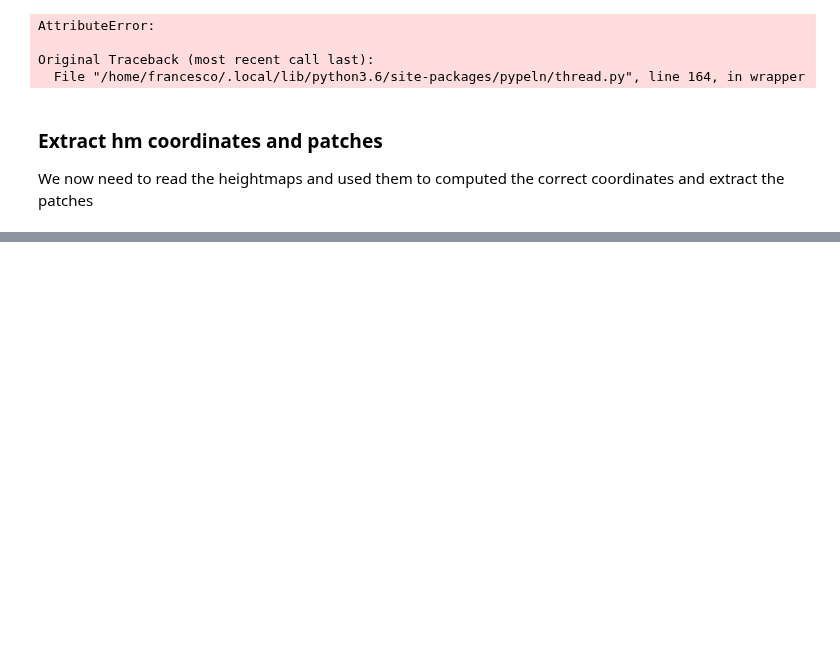
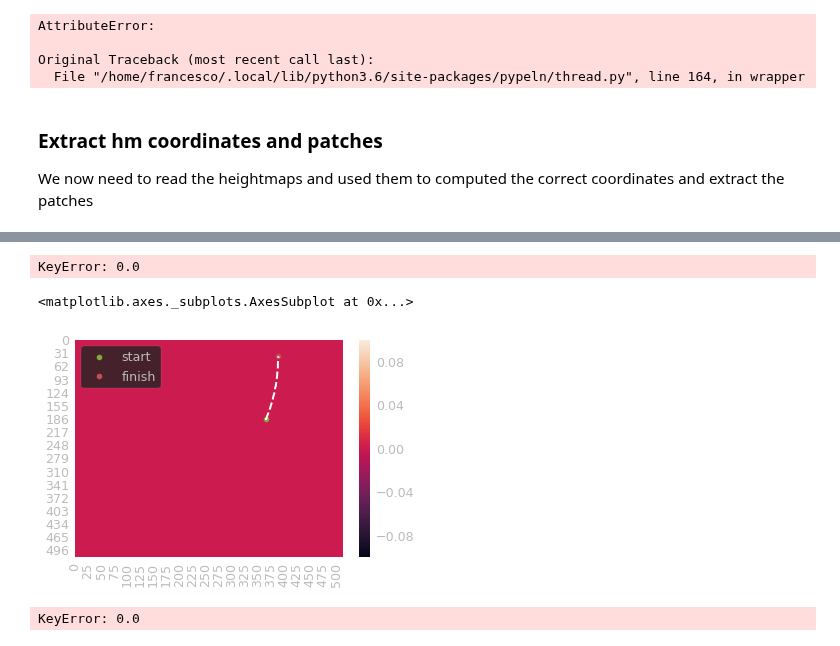
Before and after one commit to FrancescoSaverioZuppichini/Master-Thesis, a Jupyter notebook: core/postprocessing_temp.ipynb, the cells around one changed output, grey strips where cells are left out. Drawn from its saved outputs; the diff is of its cells as text; code cells hidden in the pictures; blank space fills up the shorter version.

```diff
--- a/core/postprocessing_temp.ipynb
+++ b/core/postprocessing_temp.ipynb
@@ -583,0 +667,20 @@ res = pip(meta['filename'])
+# %%
+df = rosbag_pandas.bag_to_dataframe('/home/francesco/Desktop/flat-1.0-0.bag')
+hm = read_image('/home/francesco/Documents/Master-Thesis/core/maps/test/flat.png')
+
+
+
+df = ParseDataframe()(df)
+# %% [output]
+KeyError: 0.0
+# %%
+df = AddHMcoordinates()((df, hm))
+
+PatchesAndDataframeVisualization(df, hm=hm).show_traces([df])
+# %% [output]
+<matplotlib.axes._subplots.AxesSubplot at 0x...>
+[figure, added]
+# %%
+'/home/francesco/Desktop/flat-1.0-0.bag'Compose([lambda x: rosbag_pandas.bag_to_dataframe(x), ParseDataframe()])()
+# %% [output]
+KeyError: 0.0
```
Also changed, not shown: parts of 19 cells of this notebook, 6 other files.
